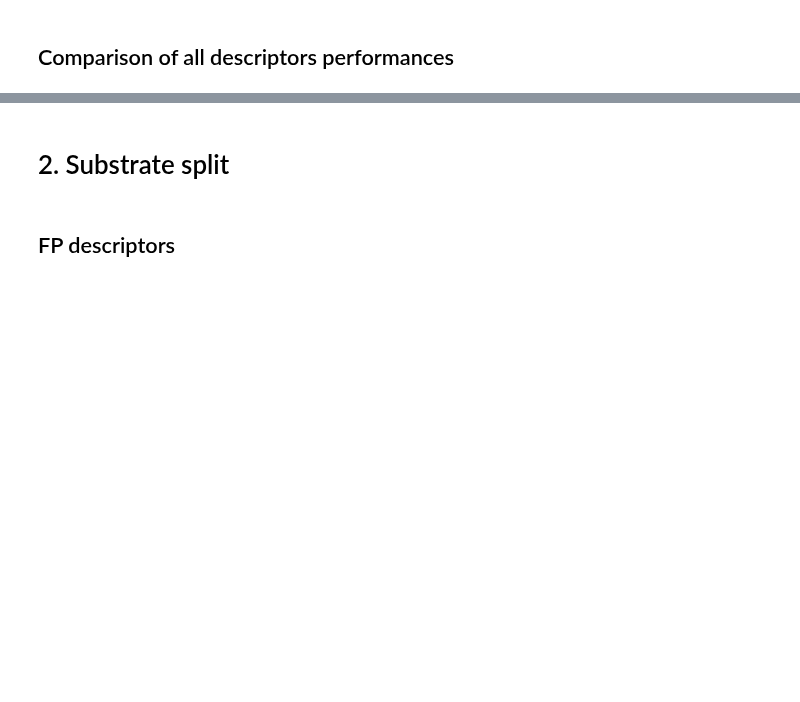
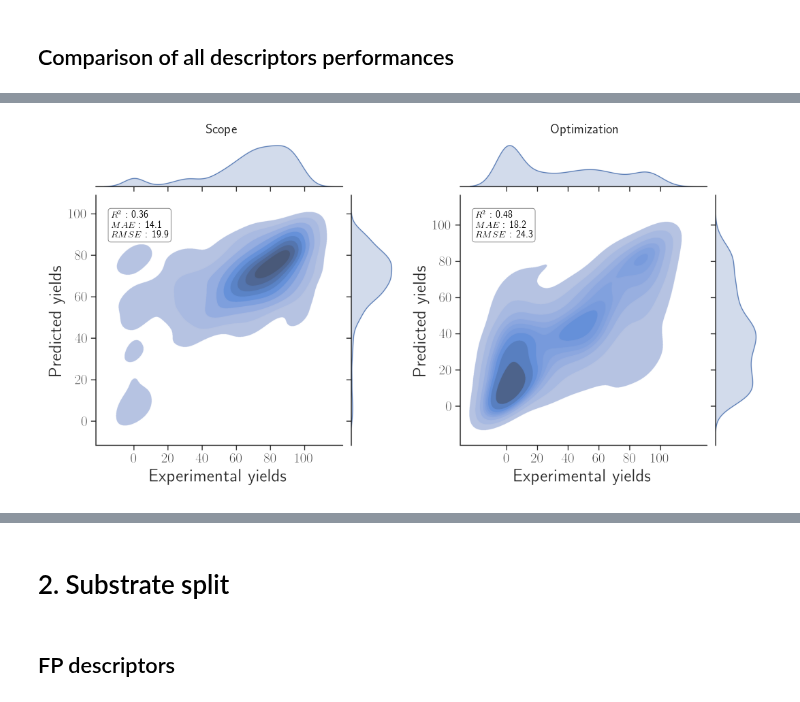
Before and after one commit to truejulosdu13/NiCOlit, a Jupyter notebook: display_model_results.ipynb, the cells around one changed output, grey strips where cells are left out. Saved outputs shown, nothing was run; the diff lists cells and outputs as text; code cells hidden in the pictures; blank space fills up the shorter version.

```diff
--- a/display_model_results.ipynb
+++ b/display_model_results.ipynb
@@ -193,0 +218,33 @@ plt.savefig('images/random_split_all_descriptors_test_size_0.2_full.png', dpi=30
+# %%
+fig, axes = plt.subplots(nrows=1, ncols=2, figsize=(15, 15), sharey=True)
+
+origins = ["Scope", "Optimization",]
+dfs = [df_1, df_2]
+rmse = []
+mae = []
+r2 = []
+
+rmse.append(mean_squared_error(df_1["Yields"], df_1["Predicted Yields"])**0.5)
+mae.append(mean_absolute_error(df_1["Yields"], df_1["Predicted Yields"]))
+r2.append(r2_score(df_1["Yields"], df_1["Predicted Yields"]))
+fig_paths.append('images/random_split_dft_descriptors_scope_only.png')
+
+rmse.append(mean_squared_error(df_2["Yields"], df_2["Predicted Yields"])**0.5)
+mae.append(mean_absolute_error(df_2["Yields"], df_2["Predicted Yields"]))
+r2.append(r2_score(df_2["Yields"], df_2["Predicted Yields"]))
+fig_paths.append('images/random_split_dft_descriptors_optimization_only.png')
+
+for i, origin in enumerate(origins):
+    ax = axes[i]
+    image_file = fig_paths[i]
+    image = plt.imread(image_file)
+    ax.imshow(image)
+    ax.set_title(origins[i], fontsize=20)
+    ax.set_axis_off()
+    text = ax.text(340, 500, ' $R^2$      : {:.2f} \n $MAE$   : {:.1f} \n $RMSE$ : {:.1f}'.format(r2[i], mae[i], rmse[i]), color='black',
+                   size=14,
+        bbox=dict(boxstyle='round', facecolor='white', alpha=0.5, ec="k"))
+fig.tight_layout()
+plt.savefig('images/random_split_dft_descriptors_optimisation_scope_test_size_0.2.png', dpi=300, bbox_inches='tight')
+# %% [output]
+[figure, added]
```
Also changed, not shown: parts of 31 cells of this notebook, 22 other files.
